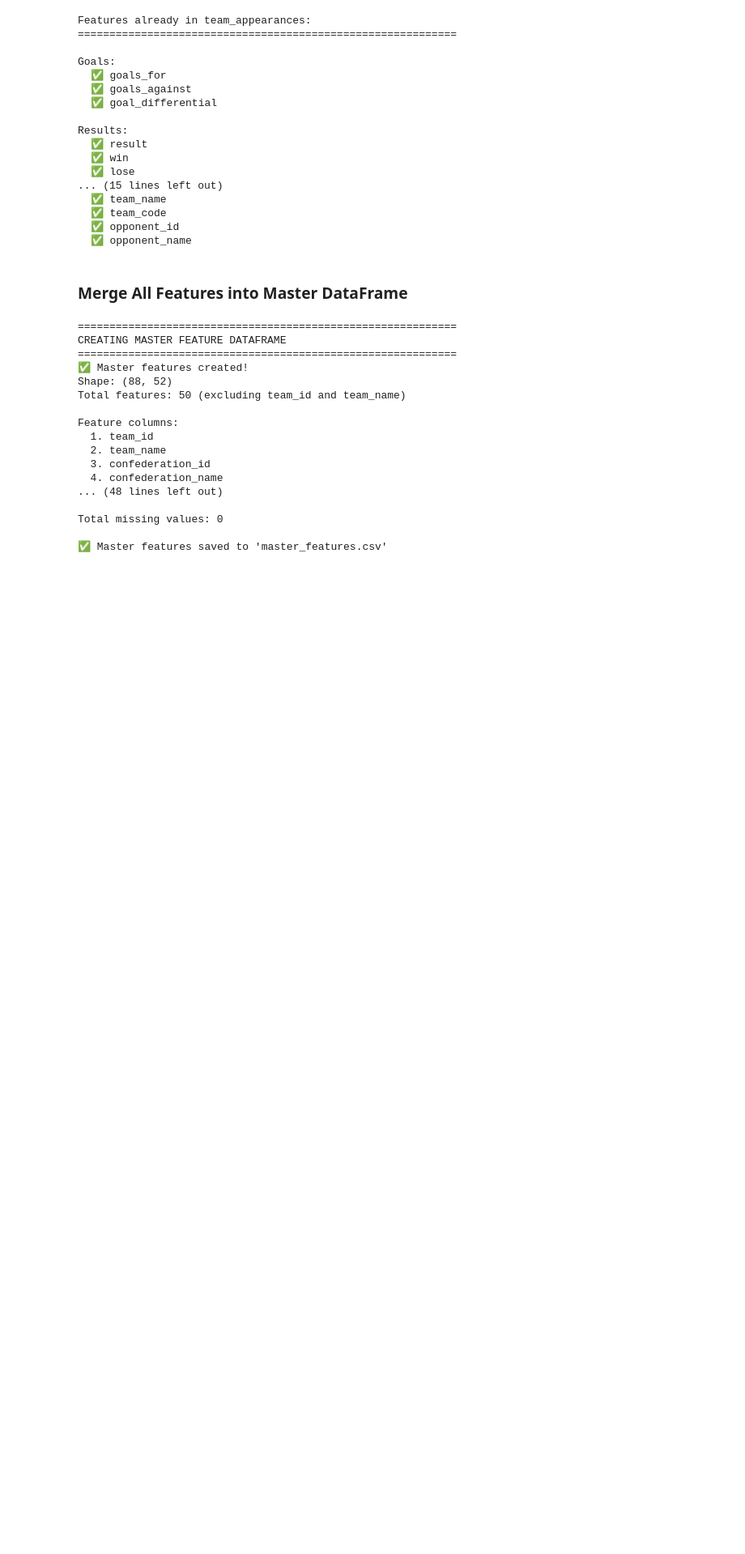
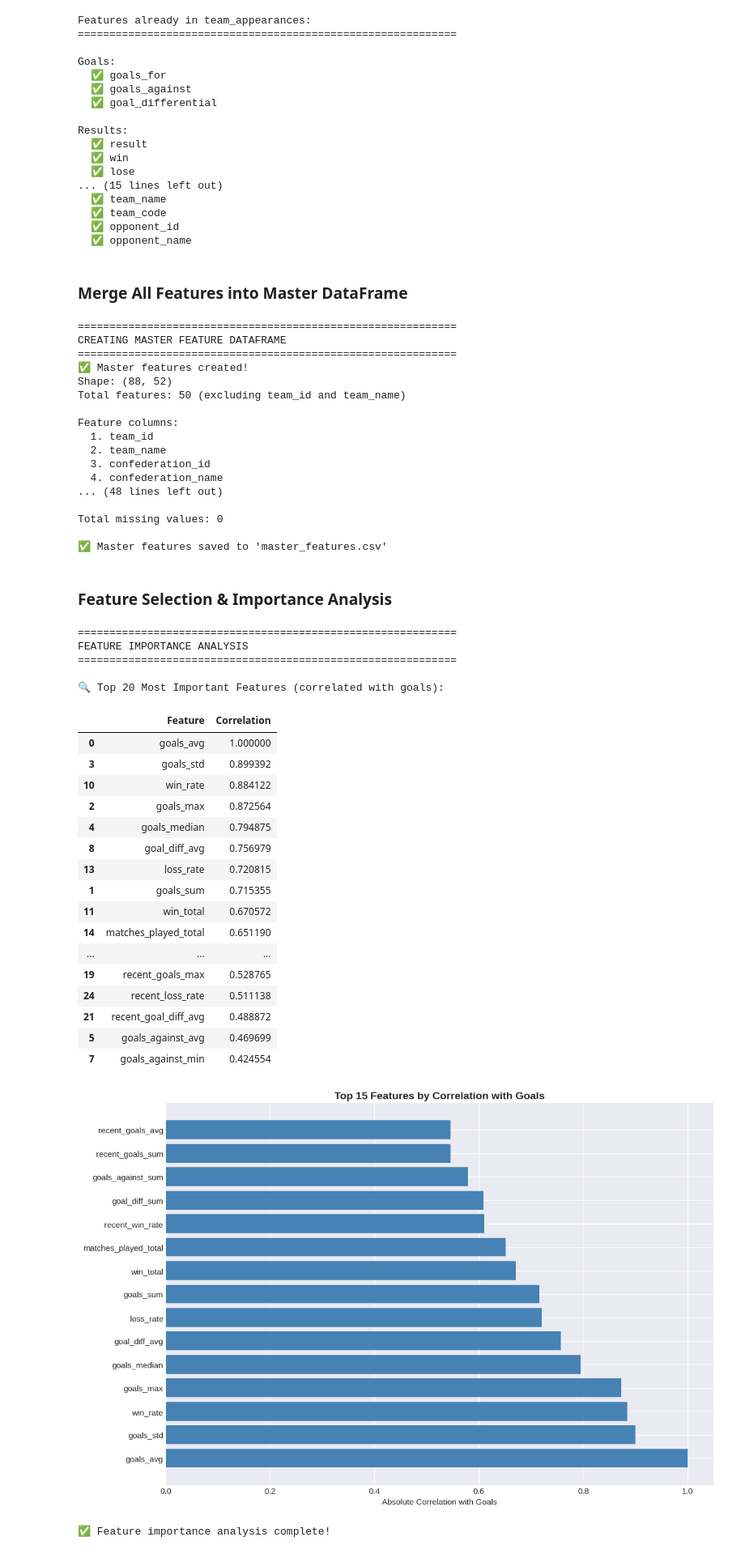
Before and after one commit to Atieng/World-Cup-2026-Goal-Prediction, a Jupyter notebook: index.ipynb, the cells around one changed output. Shown at 81% size. Drawn from its saved outputs; the diff is of its cells as text; code cells hidden in the pictures; blank space fills up the shorter version.

Commit message:
add feature importance

```diff
--- a/index.ipynb
+++ b/index.ipynb
@@ -1466,3 +1466,81 @@ Feature columns:
 Total missing values: 0
 
 ✅ Master features saved to 'master_features.csv'
+# %% [markdown]
+### Feature Selection & Importance Analysis
+# %%
+# ============================================
+# Feature Importance Analysis
+# ============================================
+
+print("="*60)
+print("FEATURE IMPORTANCE ANALYSIS")
+print("="*60)
+
+# Since we don't have targets yet, let's analyze correlations
+# between features and goals (from historical data)
+
+# We'll use team_appearances data to validate features
+validation_data = master_features.merge(
+    team_app.groupby('team_id').agg({
+        'goals_for': 'mean',
+        'stage_name': lambda x: x.value_counts().index[0]
+    }).reset_index(),
+    on='team_id',
+    how='left'
+)
+
+# Calculate correlations with goals
+numeric_cols = validation_data.select_dtypes(include=[np.number]).columns
+correlations = {}
+
+for col in numeric_cols:
+    if col not in ['team_id', 'goals_for']:
+        corr = validation_data[col].corr(validation_data['goals_for'])
+        if not pd.isna(corr):
+            correlations[col] = abs(corr)
+
+# Sort by importance
+important_features = pd.DataFrame({
+    'Feature': list(correlations.keys()),
+    'Correlation': list(correlations.values())
+}).sort_values('Correlation', ascending=False)
+
+print("\n🔍 Top 20 Most Important Features (correlated with goals):")
+display(important_features.head(20))
+
+# Visualize top features
+plt.figure(figsize=(12, 8))
+top_features = important_features.head(15)
+plt.barh(top_features['Feature'], top_features['Correlation'], color='steelblue')
+plt.xlabel('Absolute Correlation with Goals')
+plt.title('Top 15 Features by Correlation with Goals', fontsize=14, fontweight='bold')
+plt.tight_layout()
+plt.show()
+
+print("\n✅ Feature importance analysis complete!")
+# %% [output]
+============================================================
+FEATURE IMPORTANCE ANALYSIS
+============================================================
+
+🔍 Top 20 Most Important Features (correlated with goals):
+|  | Feature | Correlation |
+| 0 | goals_avg | 1.000000 |
+| 3 | goals_std | 0.899392 |
+| 10 | win_rate | 0.884122 |
+| 2 | goals_max | 0.872564 |
+| 4 | goals_median | 0.794875 |
+| 8 | goal_diff_avg | 0.756979 |
+| 13 | loss_rate | 0.720815 |
+| 1 | goals_sum | 0.715355 |
+| 11 | win_total | 0.670572 |
+| 14 | matches_played_total | 0.651190 |
+| ... | ... | ... |
+| 19 | recent_goals_max | 0.528765 |
+| 24 | recent_loss_rate | 0.511138 |
+| 21 | recent_goal_diff_avg | 0.488872 |
+| 5 | goals_against_avg | 0.469699 |
+| 7 | goals_against_min | 0.424554 |
+[figure, added]
+✅ Feature importance analysis complete!
```
Also changed, not shown: parts of 1 cell of this notebook.
